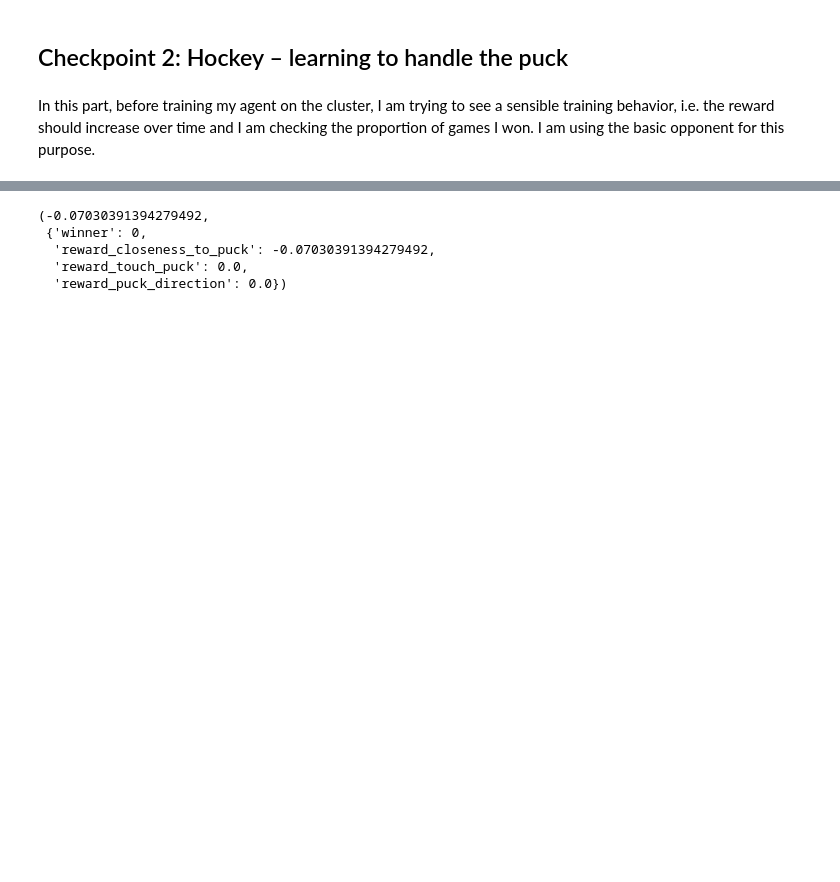
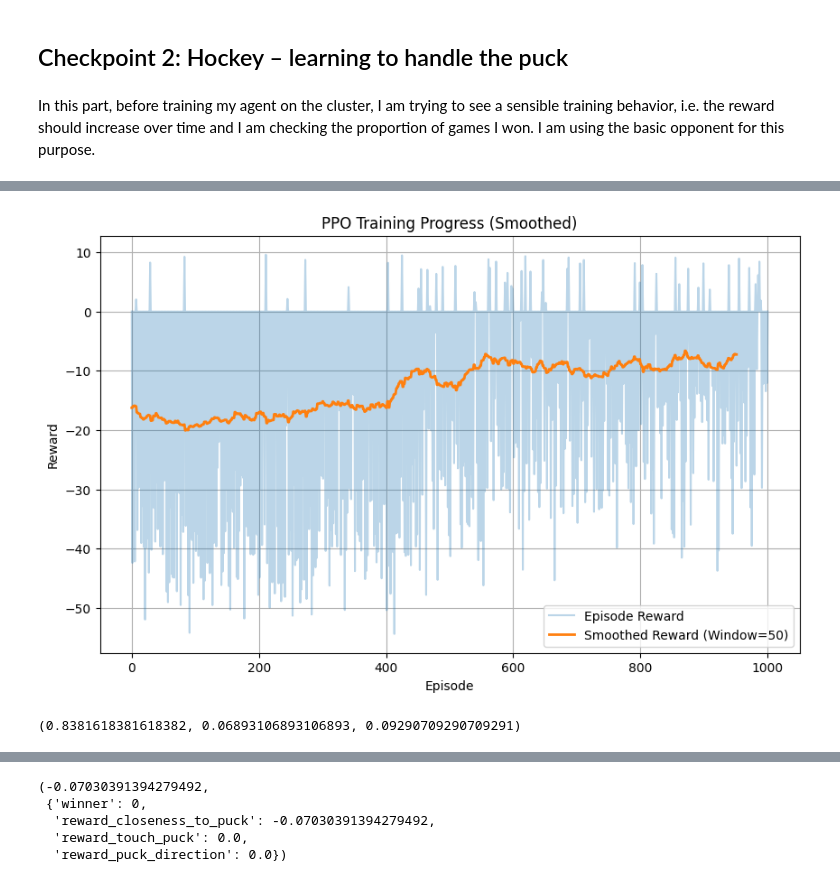
Before and after one commit to kimmizi/PuckAI, a Jupyter notebook: exp/KI_PPO_final_project.ipynb, the cells around one changed output, grey strips where cells are left out. Drawn from its saved outputs; the diff is of its cells as text; code cells hidden in the pictures; blank space fills up the shorter version.

```diff
--- a/exp/KI_PPO_final_project.ipynb
+++ b/exp/KI_PPO_final_project.ipynb
@@ -446,0 +537,17 @@ from KI_PPO_ppg2 import PPO_2
+# %%
+# Smooth the rewards
+window_size = 50  # Adjust the window size as needed
+smoothed_rewards = moving_average(episode_rewards_ppo, window_size)
+
+# Plot smoothed rewards
+plt.figure(figsize=(10, 6))
+plt.plot(episode_rewards_ppo, label="Episode Reward", alpha=0.3)
+plt.plot(smoothed_rewards, label=f"Smoothed Reward (Window={window_size})", linewidth=2)
+plt.xlabel("Episode")
+plt.ylabel("Reward")
+plt.title("PPO Training Progress (Smoothed)")
+plt.legend()
+plt.grid()
+plt.show()
+# %% [output]
+[figure, added]
@@ -446,0 +567,4 @@ from KI_PPO_ppg2 import PPO_2
+# %%
+num_0, num_1, num_minus1
+# %% [output]
+(0.8381618381618382, 0.06893106893106893, 0.09290709290709291)
```
Also changed, not shown: parts of 25 cells of this notebook, 13 other files.
